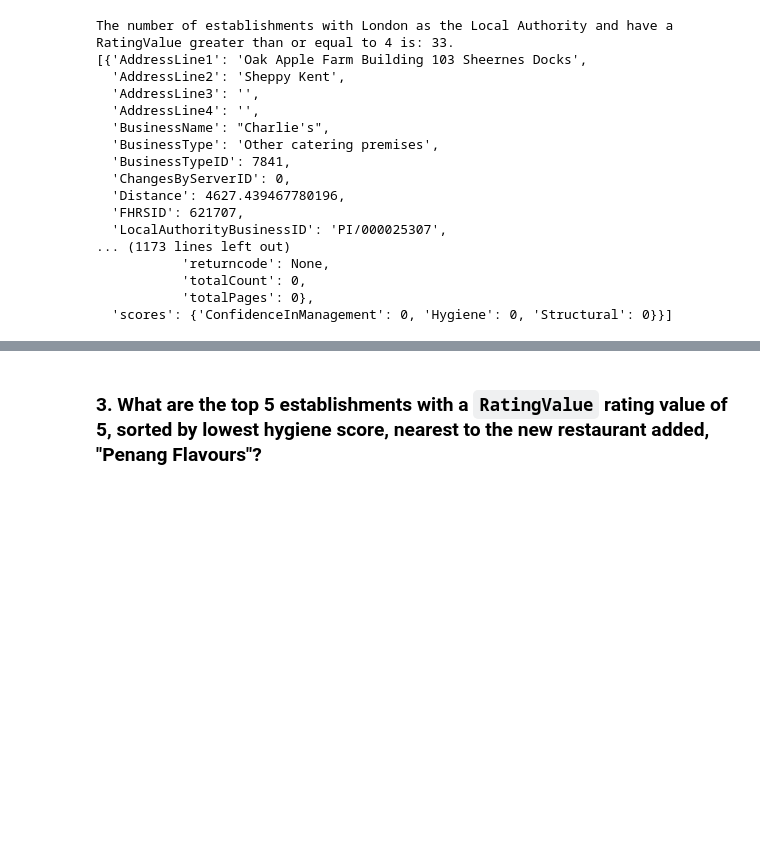
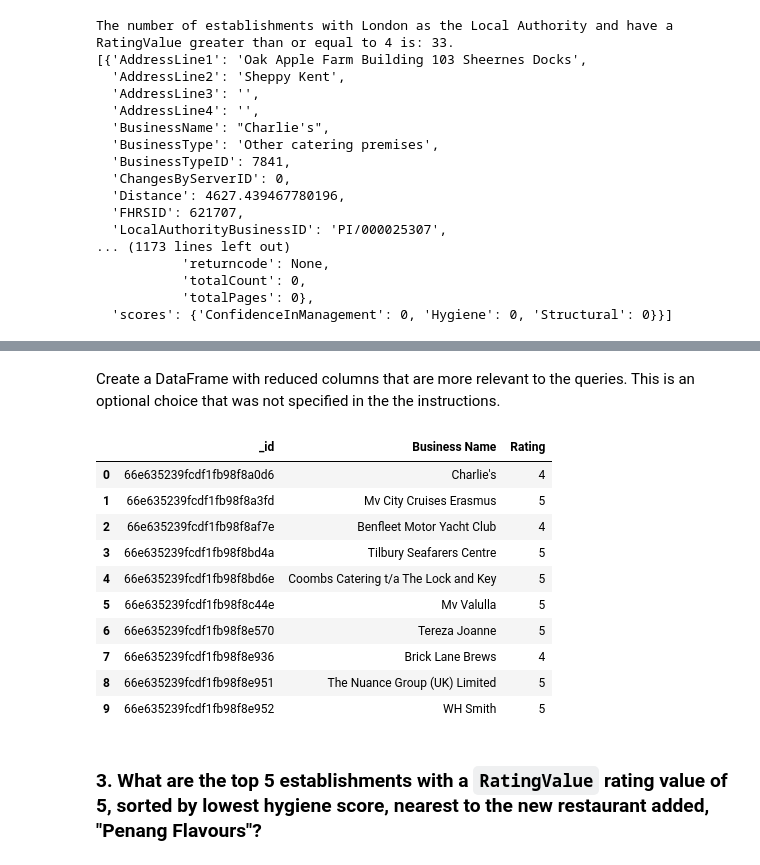
Before and after one commit to nickbartram/nosql-challenge, a Jupyter notebook: NoSQL_analysis_starter.ipynb, the cells around one changed output, grey strips where cells are left out. Cells and saved outputs as stored; diff of their text form; code cells hidden in the pictures; blank space fills up the shorter version.

```diff
--- a/NoSQL_analysis_starter.ipynb
+++ b/NoSQL_analysis_starter.ipynb
@@ -159,4 +217,28 @@ london_df.head(10)
 10 rows × 28 columns
+# %% [markdown]
+Create a DataFrame with reduced columns that are more relevant to the queries. This is an optional choice that was not specified in the the instructions.
+# %%
+#Reduce number of columns for clarity
+reduced_london_df = london_df[['_id', 'BusinessName', 'RatingValue']]
+# %%
+#Rename columns for clarity
+reduced_london_df = reduced_london_df.rename(columns= {'BusinessName': 'Business Name',
+                                                       'RatingValue': 'Rating'})
+
+# Display first 10 rows of DataFrame
+reduced_london_df.head(10)
+# %% [output]
+|  | _id | Business Name | Rating |
+| 0 | 66e635239fcdf1fb98f8a0d6 | Charlie's | 4 |
+| 1 | 66e635239fcdf1fb98f8a3fd | Mv City Cruises Erasmus | 5 |
+| 2 | 66e635239fcdf1fb98f8af7e | Benfleet Motor Yacht Club | 4 |
+| 3 | 66e635239fcdf1fb98f8bd4a | Tilbury Seafarers Centre | 5 |
+| 4 | 66e635239fcdf1fb98f8bd6e | Coombs Catering t/a The Lock and Key | 5 |
+| 5 | 66e635239fcdf1fb98f8c44e | Mv Valulla | 5 |
+| 6 | 66e635239fcdf1fb98f8e570 | Tereza Joanne | 5 |
+| 7 | 66e635239fcdf1fb98f8e936 | Brick Lane Brews | 4 |
+| 8 | 66e635239fcdf1fb98f8e951 | The Nuance Group (UK) Limited | 5 |
+| 9 | 66e635239fcdf1fb98f8e952 | WH Smith | 5 |
 # %% [markdown]
 ### 3. What are the top 5 establishments with a `RatingValue` rating value of 5, sorted by lowest hygiene score, nearest to the new restaurant added, "Penang Flavours"?
 # %%
```
Also changed, not shown: parts of 13 cells of this notebook.
